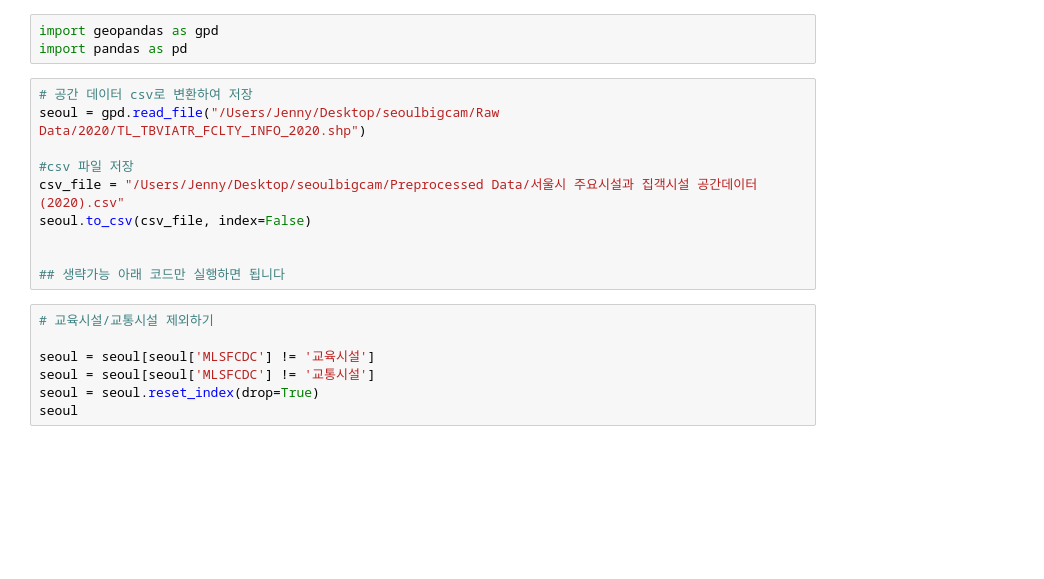
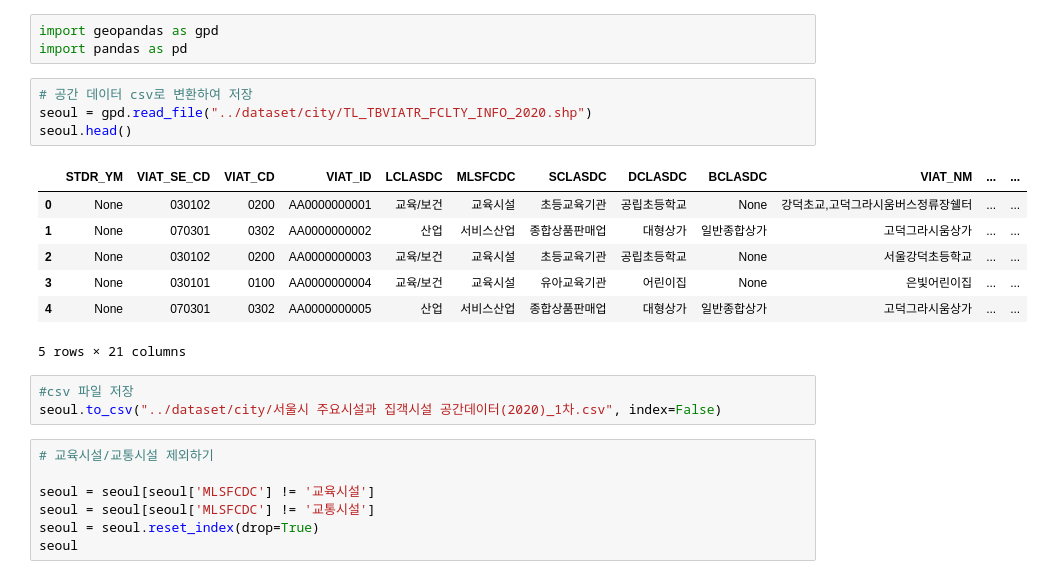
Before and after one commit to zissuuo/seoulbigcam, a Jupyter notebook: Data Preprocessing/서울시 주요시설과 집객시설(행정동별:자치구별).ipynb, the cells around one changed output. Cells and saved outputs as stored; diff of their text form; blank space fills up the shorter version.

```diff
--- a/서울시 주요시설과 집객시설(행정동별:자치구별).ipynb
+++ b/Data Preprocessing/서울시 주요시설과 집객시설(행정동별:자치구별).ipynb
@@ -3,16 +3,21 @@
 # %%
 import geopandas as gpd
 import pandas as pd
-# %%
-# 공간 데이터 csv로 변환하여 저장
-seoul = gpd.read_file("/Users/Jenny/Desktop/seoulbigcam/Raw Data/2020/TL_TBVIATR_FCLTY_INFO_2020.shp")
-
-#csv 파일 저장
-csv_file = "/Users/Jenny/Desktop/seoulbigcam/Preprocessed Data/서울시 주요시설과 집객시설 공간데이터(2020).csv"
-seoul.to_csv(csv_file, index=False)
-
-
-## 생략가능 아래 코드만 실행하면 됩니다
+# %%
+# 공간 데이터 csv로 변환하여 저장
+seoul = gpd.read_file("../dataset/city/TL_TBVIATR_FCLTY_INFO_2020.shp")
+seoul.head()
+# %% [output]
+|  | STDR_YM | VIAT_SE_CD | VIAT_CD | VIAT_ID | LCLASDC | MLSFCDC | SCLASDC | DCLASDC | BCLASDC | VIAT_NM | ... | ... |
+| 0 | None | 030102 | 0200 | AA0000000001 | 교육/보건 | 교육시설 | 초등교육기관 | 공립초등학교 | None | 강덕초교,고덕그라시움버스정류장쉘터 | ... | ... |
+| 1 | None | 070301 | 0302 | AA0000000002 | 산업 | 서비스산업 | 종합상품판매업 | 대형상가 | 일반종합상가 | 고덕그라시움상가 | ... | ... |
+| 2 | None | 030102 | 0200 | AA0000000003 | 교육/보건 | 교육시설 | 초등교육기관 | 공립초등학교 | None | 서울강덕초등학교 | ... | ... |
+| 3 | None | 030101 | 0100 | AA0000000004 | 교육/보건 | 교육시설 | 유아교육기관 | 어린이집 | None | 은빛어린이집 | ... | ... |
+| 4 | None | 070301 | 0302 | AA0000000005 | 산업 | 서비스산업 | 종합상품판매업 | 대형상가 | 일반종합상가 | 고덕그라시움상가 | ... | ... |
+5 rows × 21 columns
+# %%
+#csv 파일 저장
+seoul.to_csv("../dataset/city/서울시 주요시설과 집객시설 공간데이터(2020)_1차.csv", index=False)
 # %%
 # 교육시설/교통시설 제외하기
 
```
Also changed, not shown: parts of 1 cell of this notebook, 39 other files.
